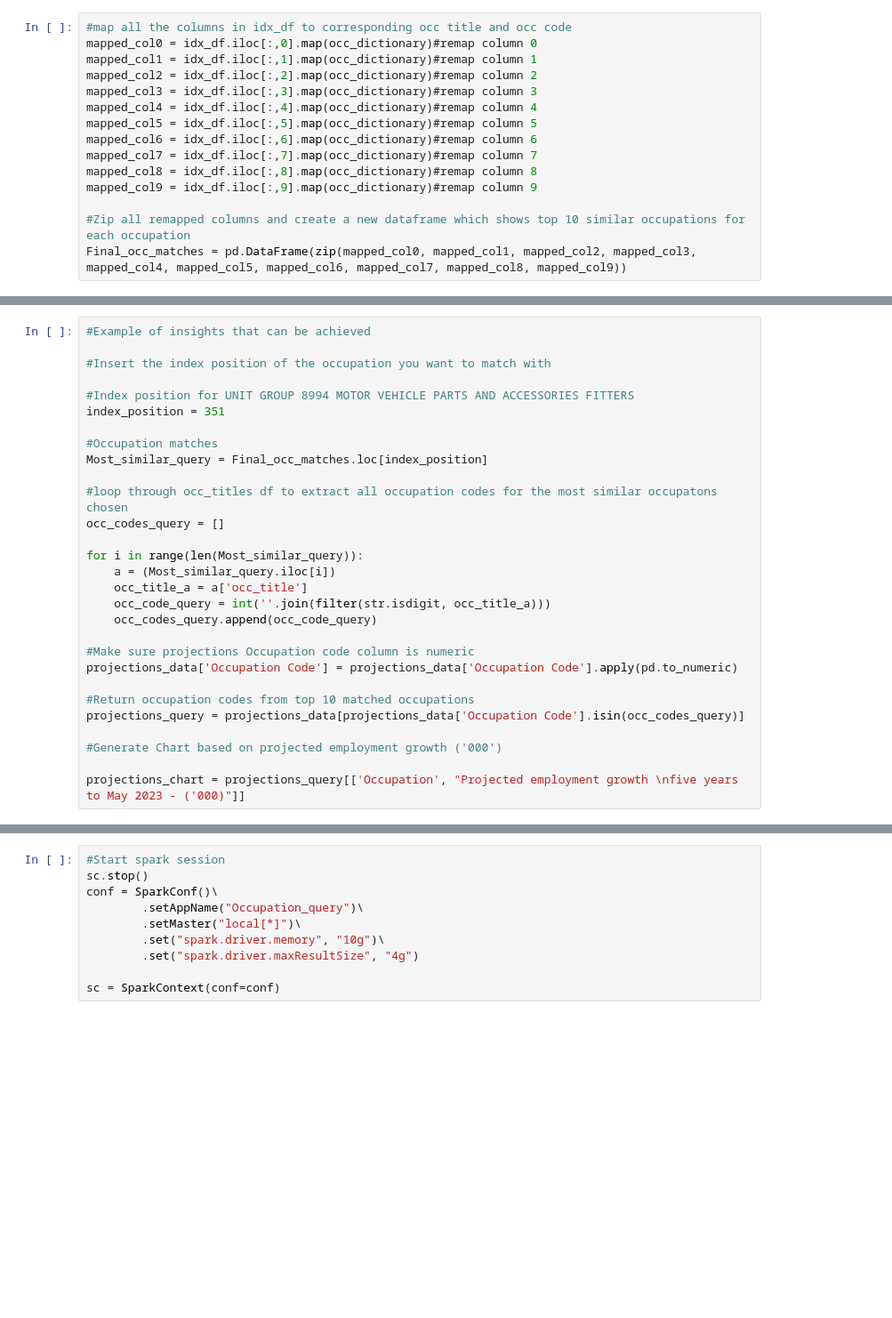
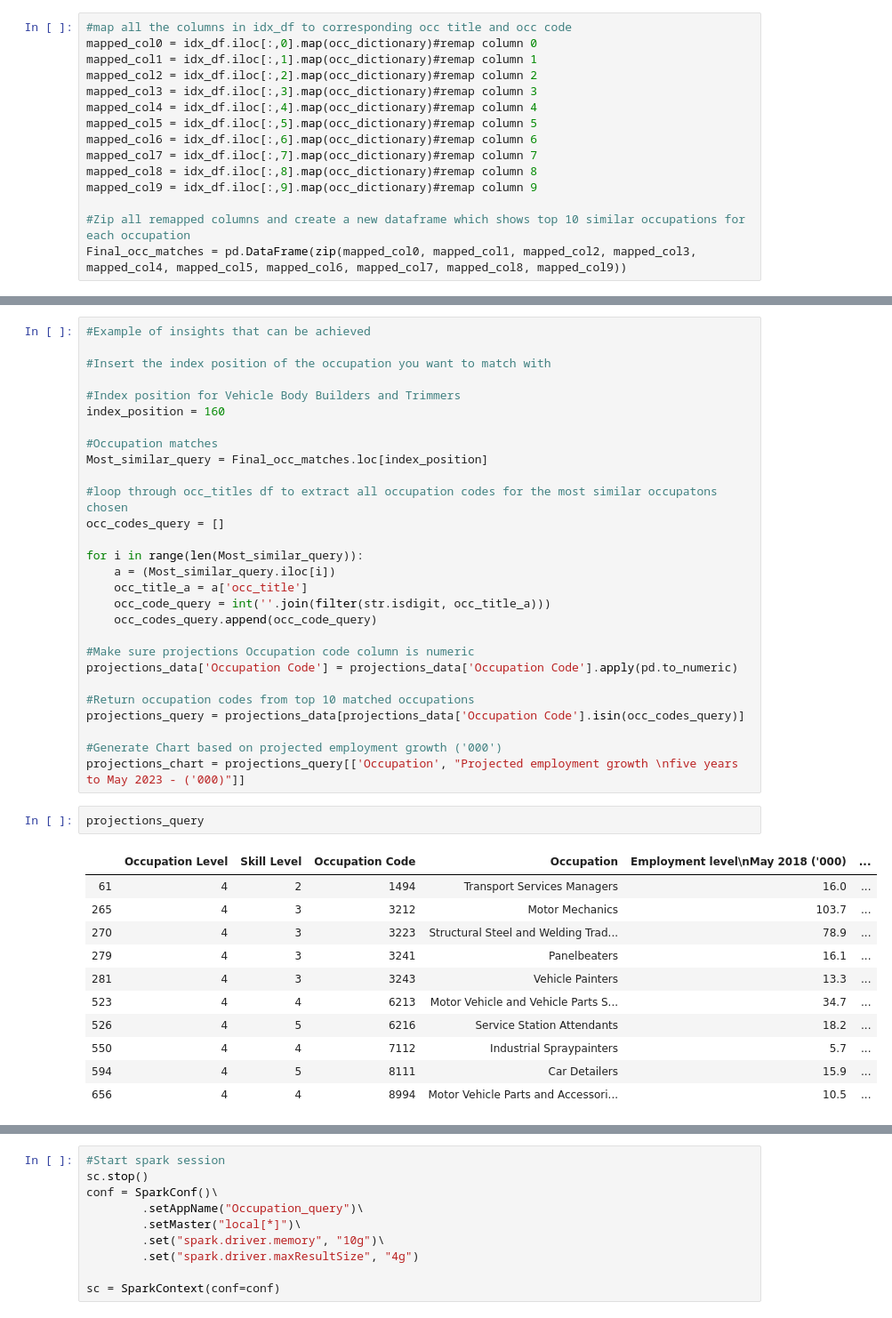
Before and after one commit to preshantjoseph/Assignment4, a Jupyter notebook: A4_Preshant_Joseph.ipynb, the cells around one changed output, grey strips where cells are left out. Shown: that part at 89% size. Saved outputs shown, nothing was run; the diff lists cells and outputs as text; blank space fills up the shorter version.

```diff
--- a/A4_Preshant_Joseph.ipynb
+++ b/A4_Preshant_Joseph.ipynb
@@ -306,8 +397,8 @@ len(projections_data)
 
 #Insert the index position of the occupation you want to match with
 
-#Index position for UNIT GROUP 8994 MOTOR VEHICLE PARTS AND ACCESSORIES FITTERS
-index_position = 351
+#Index position for Vehicle Body Builders and Trimmers
+index_position = 160
 
 #Occupation matches
 Most_similar_query = Final_occ_matches.loc[index_position]
@@ -328,6 +419,19 @@ projections_data['Occupation Code'] = projections_data['Occupation Code'].apply(
 projections_query = projections_data[projections_data['Occupation Code'].isin(occ_codes_query)]
 
 #Generate Chart based on projected employment growth ('000')
-
 projections_chart = projections_query[['Occupation', "Projected employment growth \nfive years to May 2023 - ('000)"]]
+# %%
+projections_query
+# %% [output]
+|  | Occupation Level | Skill Level | Occupation Code | Occupation | Employment level\nMay 2018 ('000) | ... |
+| 61 | 4 | 2 | 1494 | Transport Services Managers | 16.0 | ... |
+| 265 | 4 | 3 | 3212 | Motor Mechanics | 103.7 | ... |
+| 270 | 4 | 3 | 3223 | Structural Steel and Welding Trad... | 78.9 | ... |
+| 279 | 4 | 3 | 3241 | Panelbeaters | 16.1 | ... |
+| 281 | 4 | 3 | 3243 | Vehicle Painters | 13.3 | ... |
+| 523 | 4 | 4 | 6213 | Motor Vehicle and Vehicle Parts S... | 34.7 | ... |
+| 526 | 4 | 5 | 6216 | Service Station Attendants | 18.2 | ... |
+| 550 | 4 | 4 | 7112 | Industrial Spraypainters | 5.7 | ... |
+| 594 | 4 | 5 | 8111 | Car Detailers | 15.9 | ... |
+| 656 | 4 | 4 | 8994 | Motor Vehicle Parts and Accessori... | 10.5 | ... |
 # %%
```
Also changed, not shown: parts of 22 cells of this notebook.
